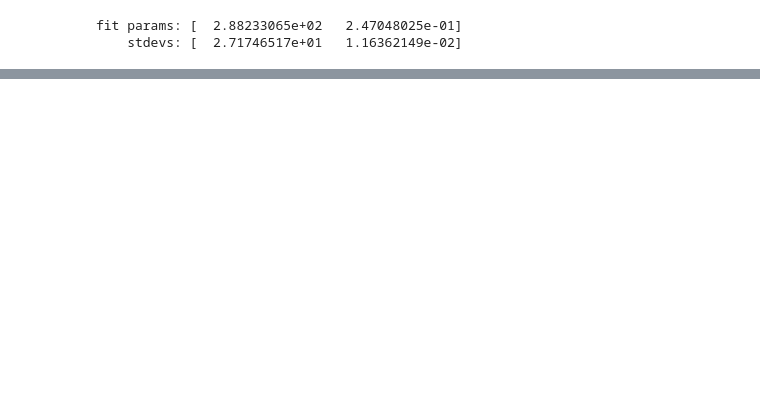
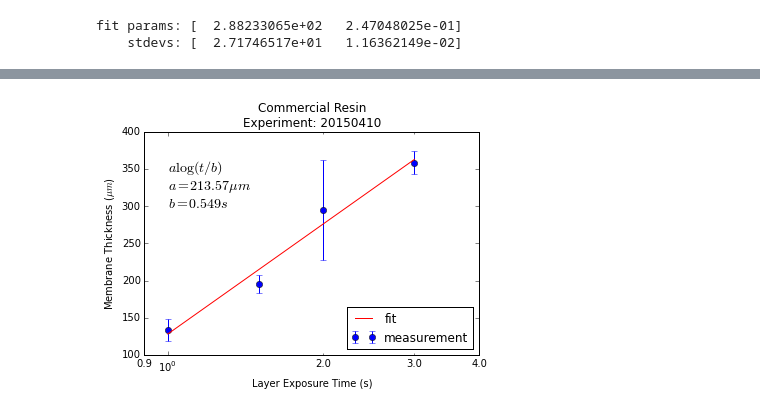
Before and after one commit to eelcodijkstra/teststuff, a Jupyter notebook: abs/140415_membrane_thickness_meas.ipynb, the cells around one changed output, grey strips where cells are left out. Saved outputs shown, nothing was run; the diff lists cells and outputs as text; code cells hidden in the pictures; blank space fills up the shorter version.

```diff
--- a/abs/140415_membrane_thickness_meas.ipynb
+++ b/abs/140415_membrane_thickness_meas.ipynb
@@ -86,0 +99,16 @@ ax.xaxis.set_minor_formatter(FormatStrFormatter("%.1f"))
+# %%
+fig, ax = plt.subplots()
+ax.set_xscale('log')
+ax.errorbar(data2[:,0], data2[:,1], data2[:,2], linestyle='None', marker='o', label='measurement')
+ax.plot(data2[:,0], membthickfunc(data2[:,0],*fitpars2), 'r-', label='fit')
+ax.xaxis.set_minor_formatter(FormatStrFormatter("%.1f"))
+ax.set_xlim(0.9,4.0)
+ax.legend(loc=4)
+fittext = '$a \log(t/b)$\n$a={:.2f} \mu m$\n$b={:.3f}s$'.format(fitpars2[0],fitpars2[1])
+ax.text(1.0,300,fittext,fontsize=14)
+ax.set_xlabel('Layer Exposure Time (s)')
+ax.set_ylabel('Membrane Thickness ($\mu m$)')
+ax.set_title('Commercial Resin\nExperiment: 20150410')
+fig.savefig(makename('G_commercialresin'));
+# %% [output]
+[figure, added]
```
Also changed, not shown: parts of 17 cells of this notebook.
